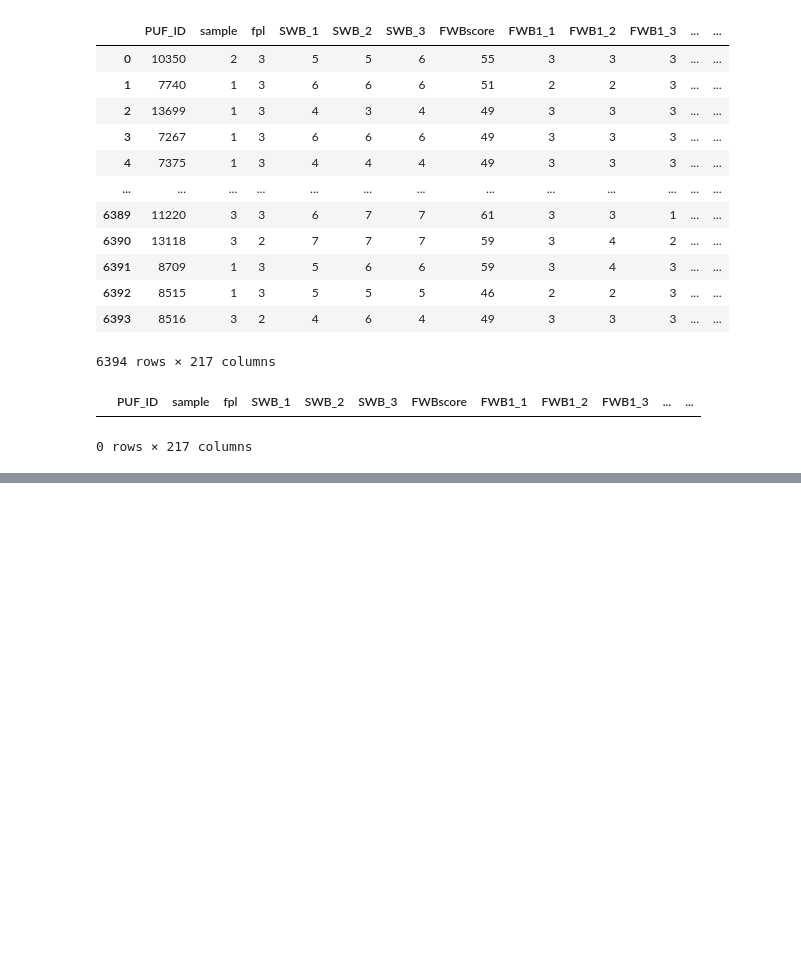
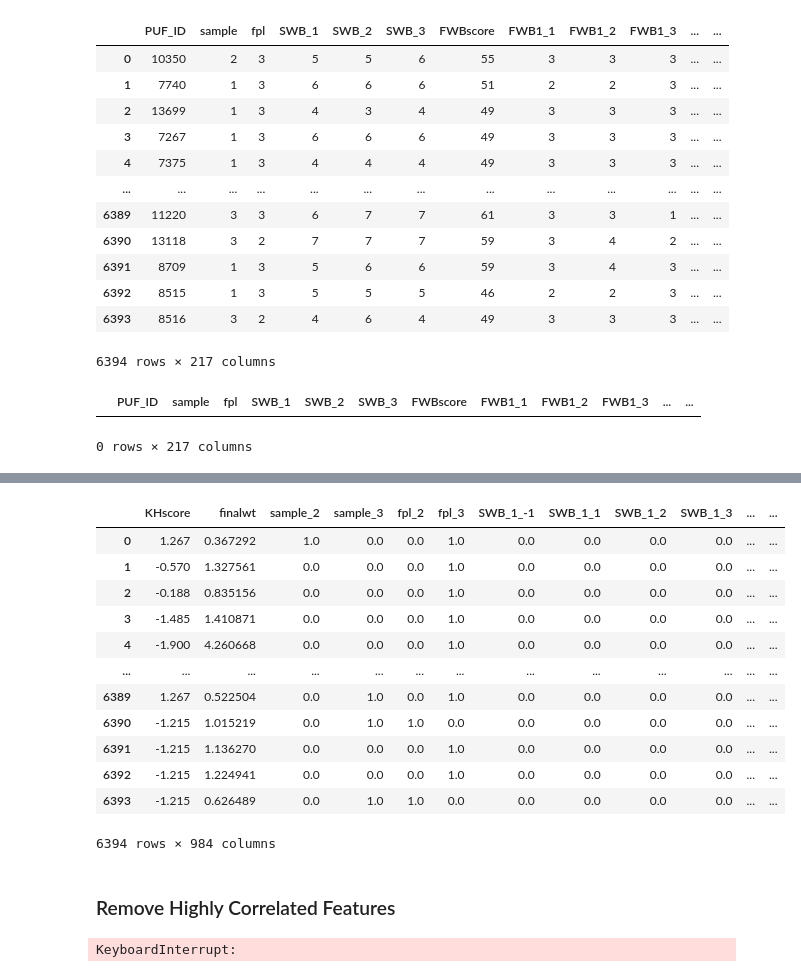
Before and after one commit to itsGarrin/prepaid-card-marketing, a Jupyter notebook: notebook/prepaid-card-marketing.ipynb, the cells around one changed output, grey strips where cells are left out. Saved outputs shown, nothing was run; the diff lists cells and outputs as text; code cells hidden in the pictures; blank space fills up the shorter version.

```diff
--- a/notebook/prepaid-card-marketing.ipynb
+++ b/notebook/prepaid-card-marketing.ipynb
@@ -32,0 +130,26 @@ df[df.duplicated()]
+# %%
+# convert the one-hot encoded data to integers
+X = X.astype('float64')
+X
+# %% [output]
+|  | KHscore | finalwt | sample_2 | sample_3 | fpl_2 | fpl_3 | SWB_1_-1 | SWB_1_1 | SWB_1_2 | SWB_1_3 | ... | ... |
+| 0 | 1.267 | 0.367292 | 1.0 | 0.0 | 0.0 | 1.0 | 0.0 | 0.0 | 0.0 | 0.0 | ... | ... |
+| 1 | -0.570 | 1.327561 | 0.0 | 0.0 | 0.0 | 1.0 | 0.0 | 0.0 | 0.0 | 0.0 | ... | ... |
+| 2 | -0.188 | 0.835156 | 0.0 | 0.0 | 0.0 | 1.0 | 0.0 | 0.0 | 0.0 | 0.0 | ... | ... |
+| 3 | -1.485 | 1.410871 | 0.0 | 0.0 | 0.0 | 1.0 | 0.0 | 0.0 | 0.0 | 0.0 | ... | ... |
+| 4 | -1.900 | 4.260668 | 0.0 | 0.0 | 0.0 | 1.0 | 0.0 | 0.0 | 0.0 | 0.0 | ... | ... |
+| ... | ... | ... | ... | ... | ... | ... | ... | ... | ... | ... | ... | ... |
+| 6389 | 1.267 | 0.522504 | 0.0 | 1.0 | 0.0 | 1.0 | 0.0 | 0.0 | 0.0 | 0.0 | ... | ... |
+| 6390 | -1.215 | 1.015219 | 0.0 | 1.0 | 1.0 | 0.0 | 0.0 | 0.0 | 0.0 | 0.0 | ... | ... |
+| 6391 | -1.215 | 1.136270 | 0.0 | 0.0 | 0.0 | 1.0 | 0.0 | 0.0 | 0.0 | 0.0 | ... | ... |
+| 6392 | -1.215 | 1.224941 | 0.0 | 0.0 | 0.0 | 1.0 | 0.0 | 0.0 | 0.0 | 0.0 | ... | ... |
+| 6393 | -1.215 | 0.626489 | 0.0 | 1.0 | 1.0 | 0.0 | 0.0 | 0.0 | 0.0 | 0.0 | ... | ... |
+6394 rows × 984 columns
+# %% [markdown]
+### Remove Highly Correlated Features
+# %%
+# remove columns with high multicollinearity
+X_vif = utils.calculate_vif(X, threshold=5)
+X_vif
+# %% [output]
+KeyboardInterrupt:
```
Also changed, not shown: parts of 10 cells of this notebook.
